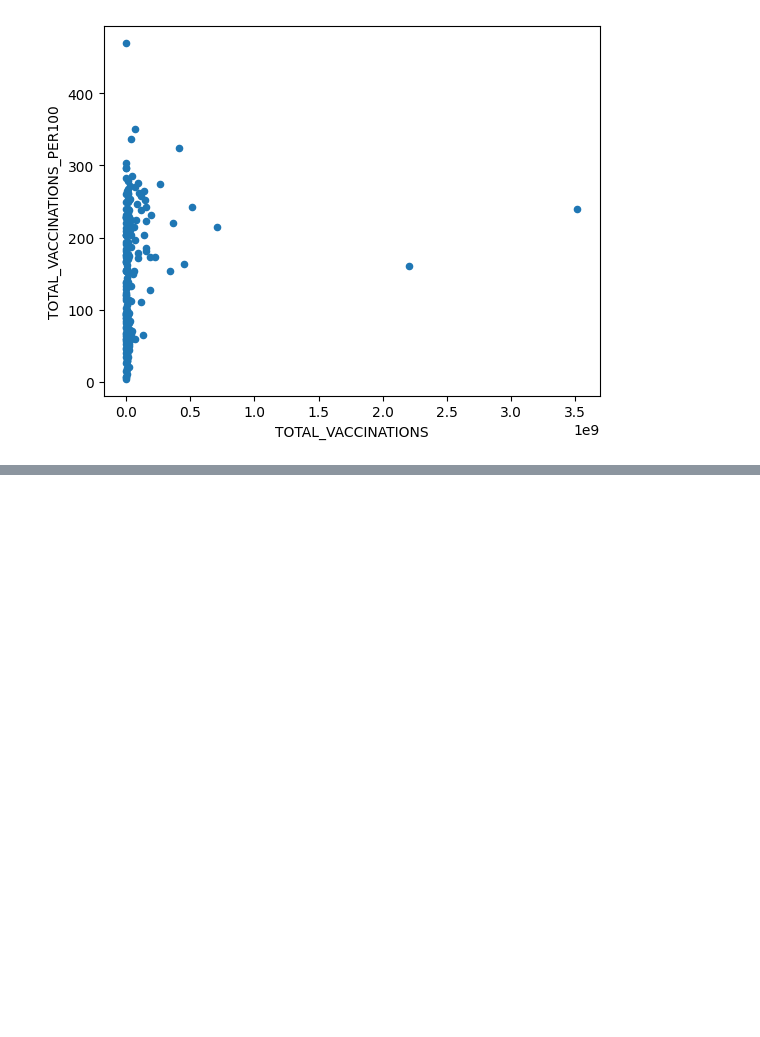
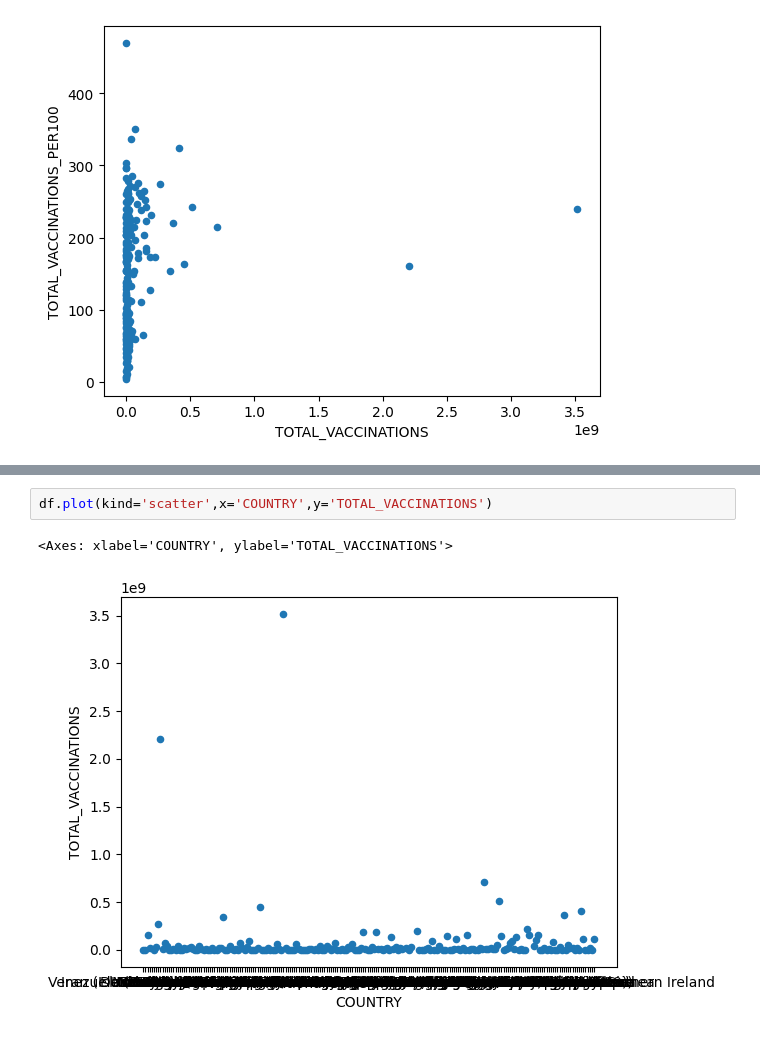
Before and after one commit to mamar/Covid_2019_vacination-Data-Analysis, a Jupyter notebook: covid-2019-vacination-data-analysis.ipynb, the cells around one changed output, grey strips where cells are left out. Cells and saved outputs as stored; diff of their text form; blank space fills up the shorter version.

```diff
--- a/covid-2019-vacination-data-analysis.ipynb
+++ b/covid-2019-vacination-data-analysis.ipynb
@@ -83,0 +90,5 @@ df.plot.scatter(x='TOTAL_VACCINATIONS',y='TOTAL_VACCINATIONS_PER100')
+# %%
+df.plot(kind='scatter',x='COUNTRY',y='TOTAL_VACCINATIONS')
+# %% [output]
+<Axes: xlabel='COUNTRY', ylabel='TOTAL_VACCINATIONS'>
+[figure, added]
```
Also changed, not shown: parts of 8 cells of this notebook.
